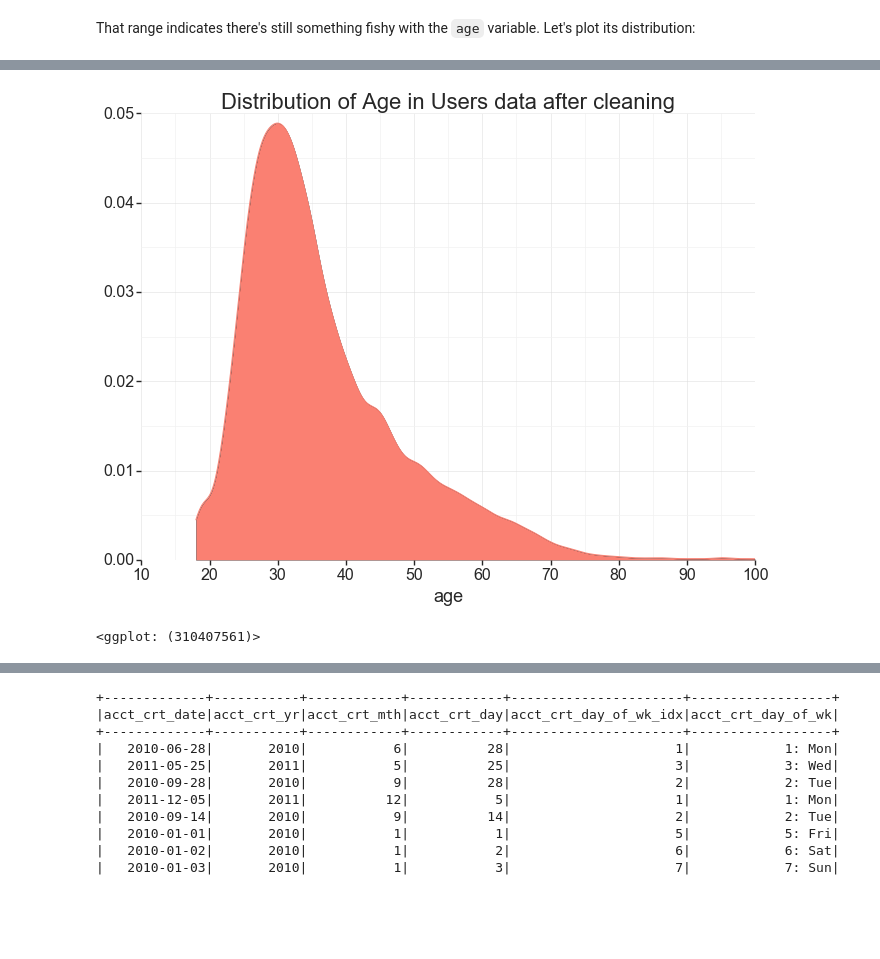
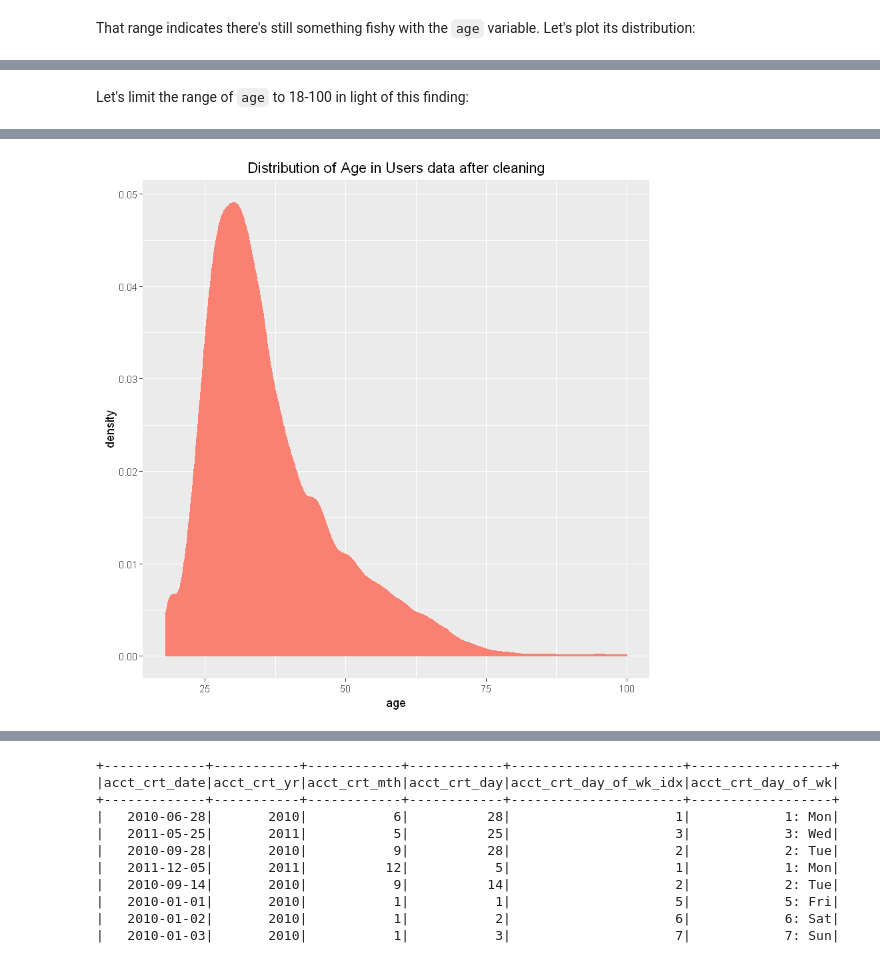
Before and after one commit to ChicagoBoothAnalytics/RelationalData, a Jupyter notebook: Cases/Kaggle AirBnB/R/KaggleAirBnB-RDataFrame-RDataTable-SparkRSQLDataFrame.ipynb, the cells around one changed output, grey strips where cells are left out. Saved outputs shown, nothing was run; the diff lists cells and outputs as text; code cells hidden in the pictures; blank space fills up the shorter version.

```diff
--- a/Cases/Kaggle AirBnB/R/KaggleAirBnB-RDataFrame-RDataTable-SparkRSQLDataFrame.ipynb
+++ b/Cases/Kaggle AirBnB/R/KaggleAirBnB-RDataFrame-RDataTable-SparkRSQLDataFrame.ipynb
@@ -308,7 +311,7 @@ setClass('POSIXlt_DateTime')
 setAs('character', 'POSIXlt_DateTime', converter_from_str_to_POSIXlt)
 # %%
 users_df$gender <- factor(users_df$gender)
-users_df$signup_medthod <- factor(users_df$signup_method)
+users_df$signup_method <- factor(users_df$signup_method)
 users_df$signup_flow <- factor(users_df$signup_flow)
 users_df$language <- factor(users_df$language)
 users_df$affiliate_channel <- factor(users_df$affiliate_channel)
@@ -2150,0 +1943,14 @@ users_df$timestamp_first_active
+# %%
+users_df$gender[users_df$gender == '-unknown-'] <- NA
+users_df$gender <- droplevels(users_df$gender)
+
+users_df$first_browser[users_df$first_browser == '-unknown-'] <- NA
+users_df$first_browser <- droplevels(users_df$first_browser)
+
+for (v in cat_vars) {
+    cat("\n\nCategorical Levels of Variable '", v, "':\n", sep='')
+    cat(levels(users_df[, v]))
+}
+
+cat('\nNote the changes in the summary in the non-null counts:\n')
+summary(users_df)
@@ -2322,0 +2004,10 @@ Range of 'age' variable after cleaning: [1, 150]
+# %%
+bad_age_data_indices <-
+    (!is.na(users_df$age)) & (users_df$age > 1000)
+
+users_df$age[bad_age_data_indices] <-
+    2015 - users_df$age[bad_age_data_indices]
+
+cat("Range of 'age' variable after cleaning:\n")
+c(min(users_df$age, na.rm=TRUE),
+  max(users_df$age, na.rm=TRUE))
@@ -2346,0 +2030,2 @@ ggplot.ggplot(
+# %% [markdown]
+Let's limit the range of `age` to 18-100 in light of this finding:
@@ -2352,15 +2040,8 @@ users_df.loc[
 # %%
 # GGplot histogram
-ggplot.ggplot(
-        ggplot.aes(x='age'),
-        data=users_df) + \
-    ggplot.geom_density(
+ggplot(users_df, aes(x=age)) +
+    geom_density(
         color='salmon',
-        fill='salmon') + \
-    ggplot.ggtitle('Distribution of Age in Users data after cleaning') + \
-    ggplot.theme_seaborn(
-        style='whitegrid',   # whitegrid | darkgrid | nogrid | ticks
-        context='poster',      # notebook | talk | paper | poster
-        gridweight='light'   # extra heavy | heavy | medium | light
-        )
+        fill='salmon') +
+    ggtitle('Distribution of Age in Users data after cleaning')
 # %% [output]
@@ -2367,2 +2050 @@ ggplot.ggplot(
-[figure, old version]
+[figure, new version]
-<ggplot: (310407561)>
```
Also changed, not shown: parts of 167 cells of this notebook.
